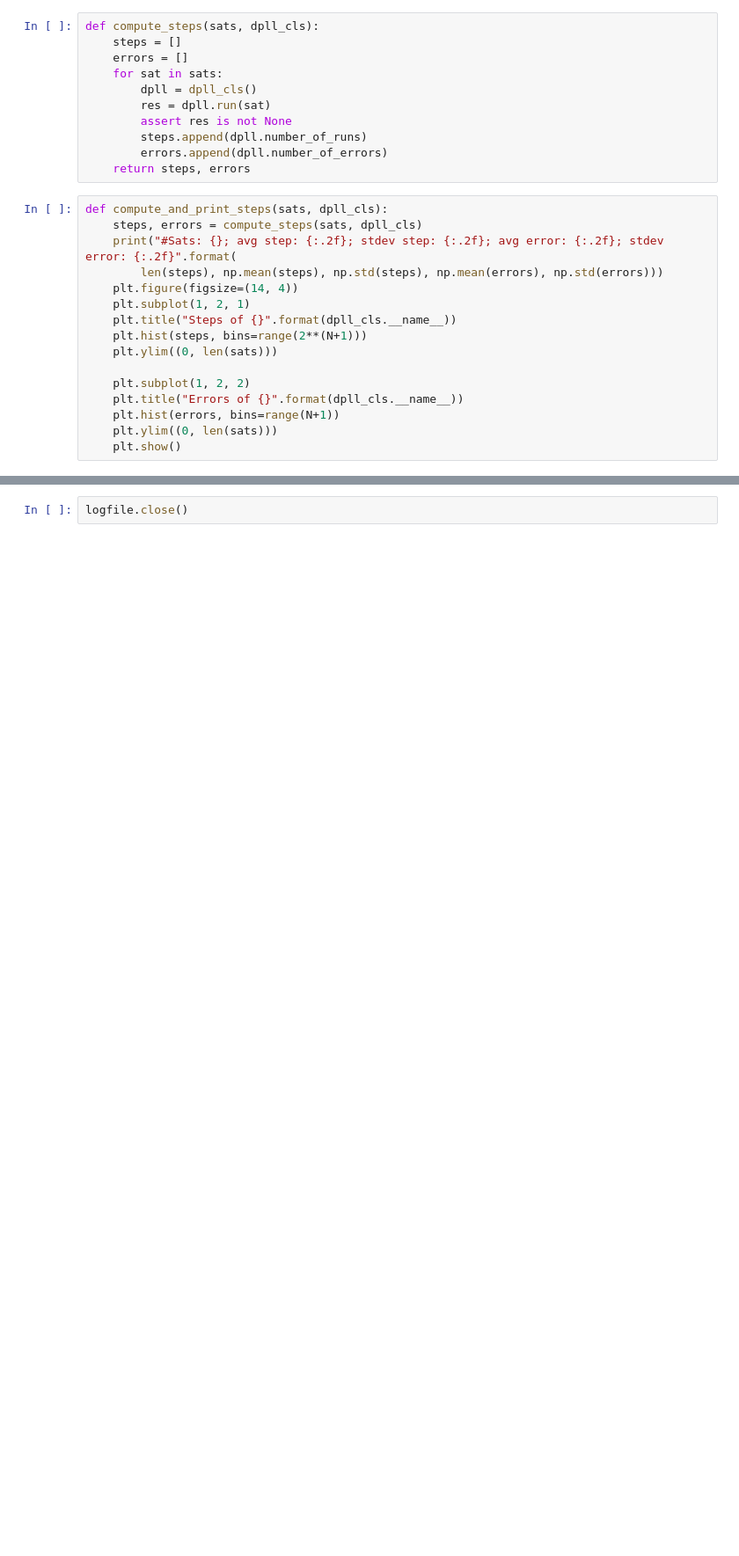
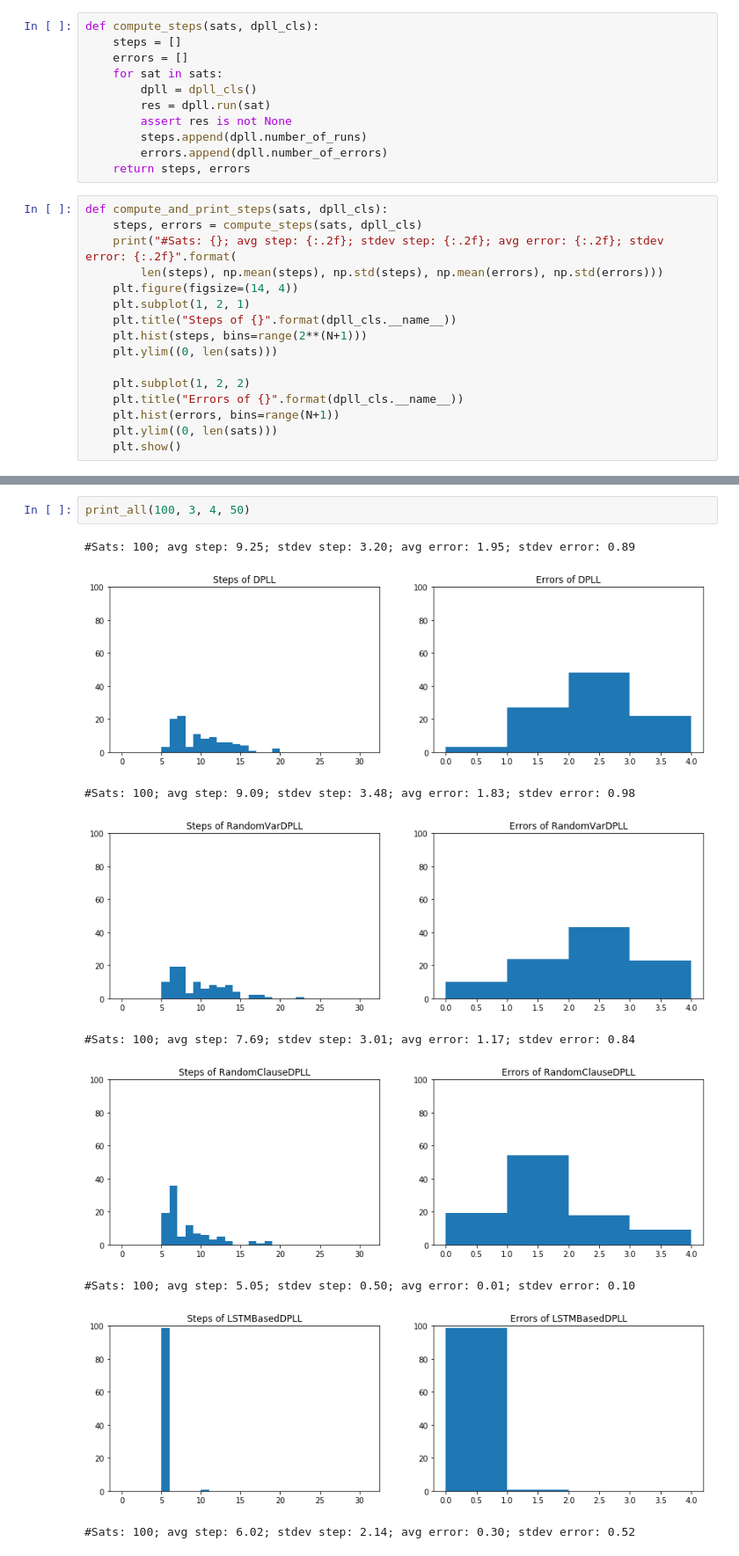
Before and after one commit to mluszczyk/deepsat, a Jupyter notebook: dpll comparison.ipynb, the cells around one changed output, grey strips where cells are left out. Shown at 88% size. Drawn from its saved outputs; the diff is of its cells as text; blank space fills up the shorter version.

```diff
--- a/dpll comparison.ipynb
+++ b/dpll comparison.ipynb
@@ -186,2 +187,12 @@ print_all(100, 3, 4, 40)
-# %%
-logfile.close()
+# %%
+print_all(100, 3, 4, 50)
+# %% [output]
+#Sats: 100; avg step: 9.25; stdev step: 3.20; avg error: 1.95; stdev error: 0.89
+[figure, added]
+#Sats: 100; avg step: 9.09; stdev step: 3.48; avg error: 1.83; stdev error: 0.98
+[figure, added]
+#Sats: 100; avg step: 7.69; stdev step: 3.01; avg error: 1.17; stdev error: 0.84
+[figure, added]
+#Sats: 100; avg step: 5.05; stdev step: 0.50; avg error: 0.01; stdev error: 0.10
+[figure, added]
+#Sats: 100; avg step: 6.02; stdev step: 2.14; avg error: 0.30; stdev error: 0.52
```
Also changed, not shown: parts of 15 cells of this notebook.
